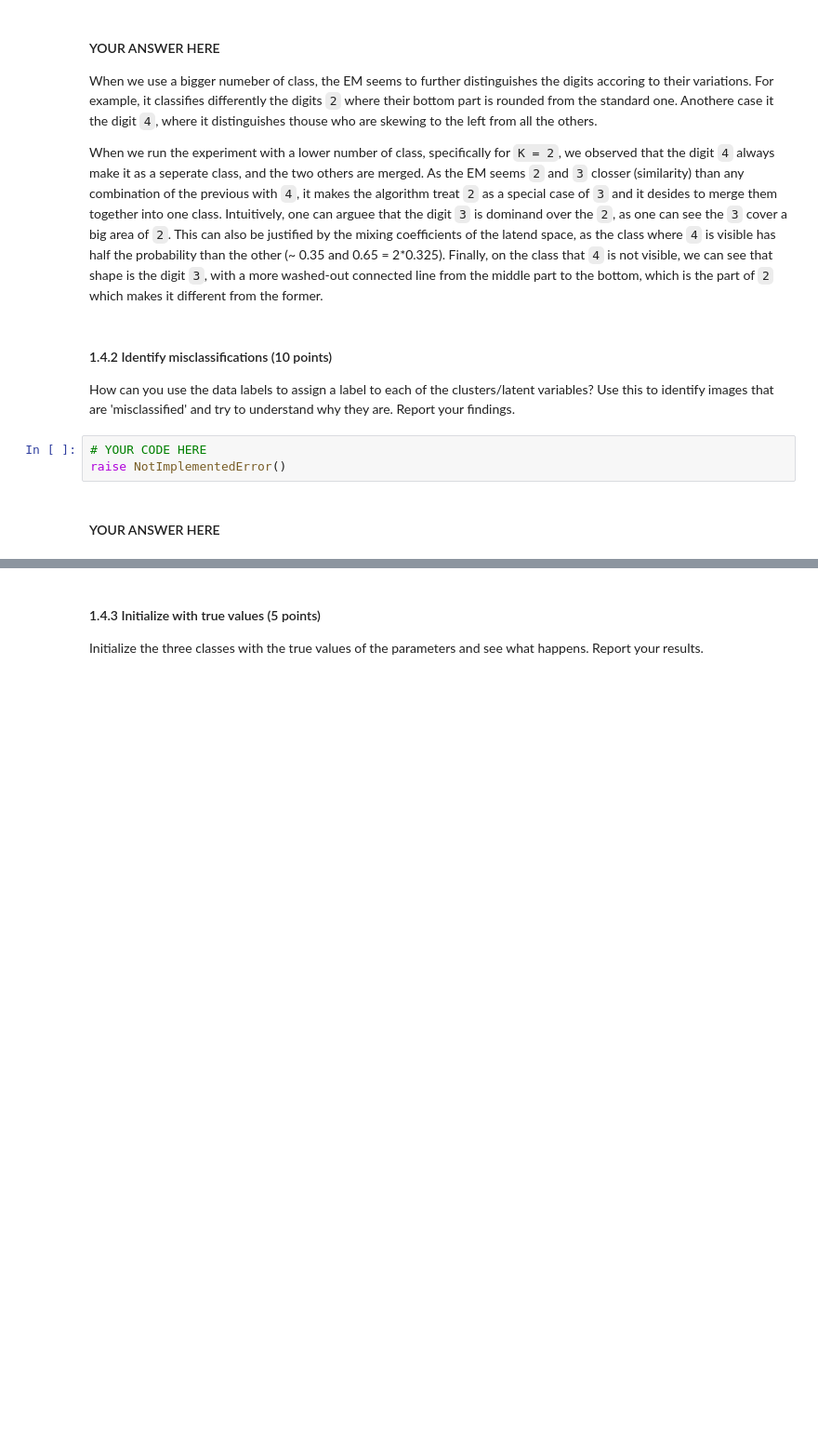
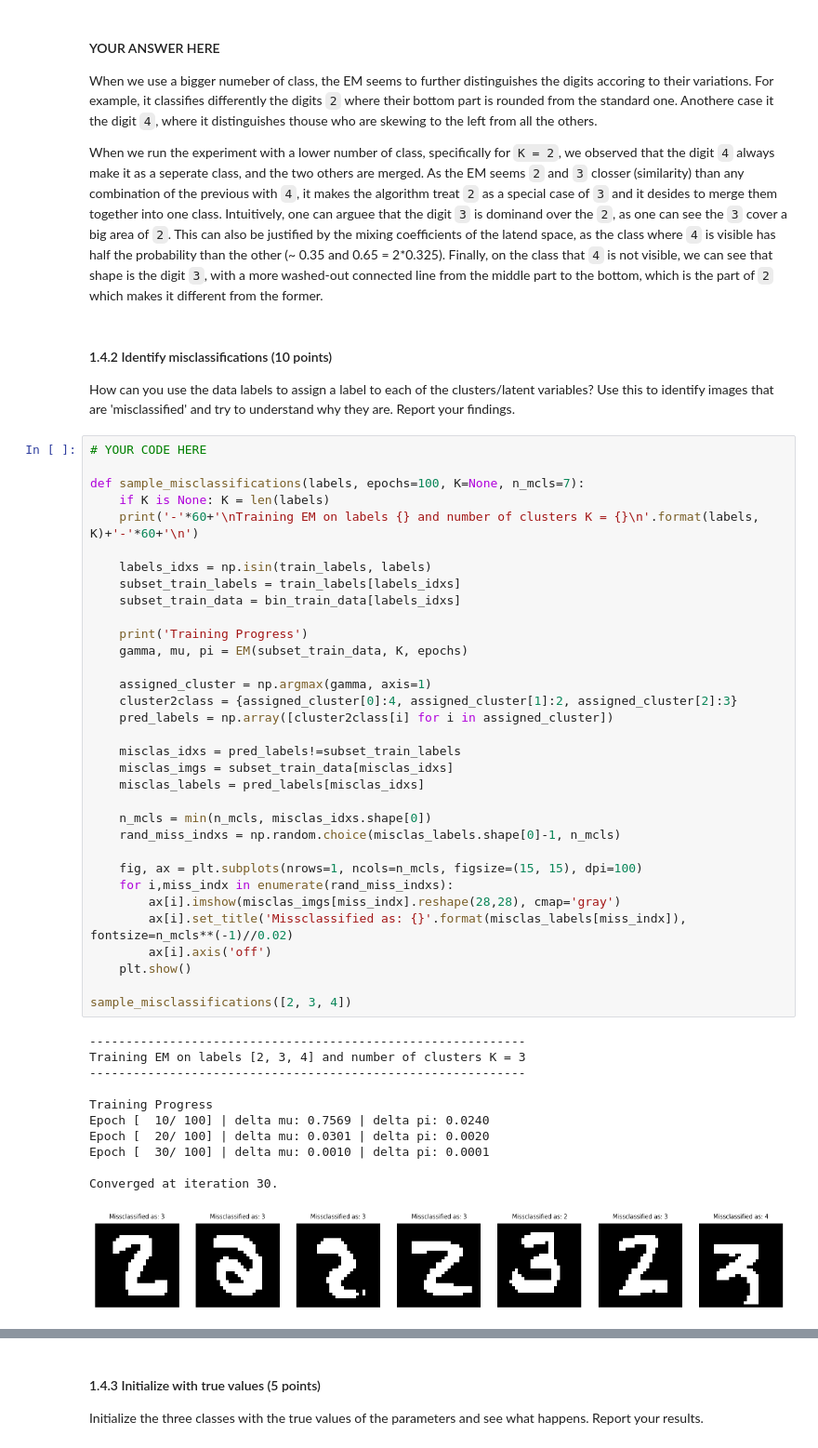
Before and after one commit to ioangatop/machine_learning_2, a Jupyter notebook: lab_3/12402559_12141666_lab3.ipynb, the cells around one changed output, grey strips where cells are left out. Shown at 93% size. Cells and saved outputs as stored; diff of their text form; blank space fills up the shorter version.

```diff
--- a/lab_3/12402559_12141666_lab3.ipynb
+++ b/lab_3/12402559_12141666_lab3.ipynb
@@ -257,8 +260,48 @@ This can also be justified by the mixing coefficients of the latend space, as th
 # %% [markdown]
 #### 1.4.2 Identify misclassifications (10 points)
 How can you use the data labels to assign a label to each of the clusters/latent variables? Use this to identify images that are 'misclassified' and try to understand why they are. Report your findings.
-# %%
-# YOUR CODE HERE
-raise NotImplementedError()
-# %% [markdown]
-#### YOUR ANSWER HERE
+# %%
+# YOUR CODE HERE
+
+def sample_misclassifications(labels, epochs=100, K=None, n_mcls=7):
+    if K is None: K = len(labels)
+    print('-'*60+'\nTraining EM on labels {} and number of clusters K = {}\n'.format(labels, K)+'-'*60+'\n')
+
+    labels_idxs = np.isin(train_labels, labels)
+    subset_train_labels = train_labels[labels_idxs]
+    subset_train_data = bin_train_data[labels_idxs]
+
+    print('Training Progress')
+    gamma, mu, pi = EM(subset_train_data, K, epochs)
+
+    assigned_cluster = np.argmax(gamma, axis=1)
+    cluster2class = {assigned_cluster[0]:4, assigned_cluster[1]:2, assigned_cluster[2]:3}
+    pred_labels = np.array([cluster2class[i] for i in assigned_cluster])
+
+    misclas_idxs = pred_labels!=subset_train_labels
+    misclas_imgs = subset_train_data[misclas_idxs]
+    misclas_labels = pred_labels[misclas_idxs]
+
+    n_mcls = min(n_mcls, misclas_idxs.shape[0])
+    rand_miss_indxs = np.random.choice(misclas_labels.shape[0]-1, n_mcls)
+
+    fig, ax = plt.subplots(nrows=1, ncols=n_mcls, figsize=(15, 15), dpi=100)
+    for i,miss_indx in enumerate(rand_miss_indxs):
+        ax[i].imshow(misclas_imgs[miss_indx].reshape(28,28), cmap='gray')
+        ax[i].set_title('Missclassified as: {}'.format(misclas_labels[miss_indx]), fontsize=n_mcls**(-1)//0.02)
+        ax[i].axis('off')
+    plt.show()
+
+sample_misclassifications([2, 3, 4])
+# %% [output]
+------------------------------------------------------------
+Training EM on labels [2, 3, 4] and number of clusters K = 3
+------------------------------------------------------------
+
+Training Progress
+Epoch [  10/ 100] | delta mu: 0.7569 | delta pi: 0.0240
+Epoch [  20/ 100] | delta mu: 0.0301 | delta pi: 0.0020
+Epoch [  30/ 100] | delta mu: 0.0010 | delta pi: 0.0001
+
+Converged at iteration 30.
+[figure, added]
```
Also changed, not shown: parts of 9 cells of this notebook.
